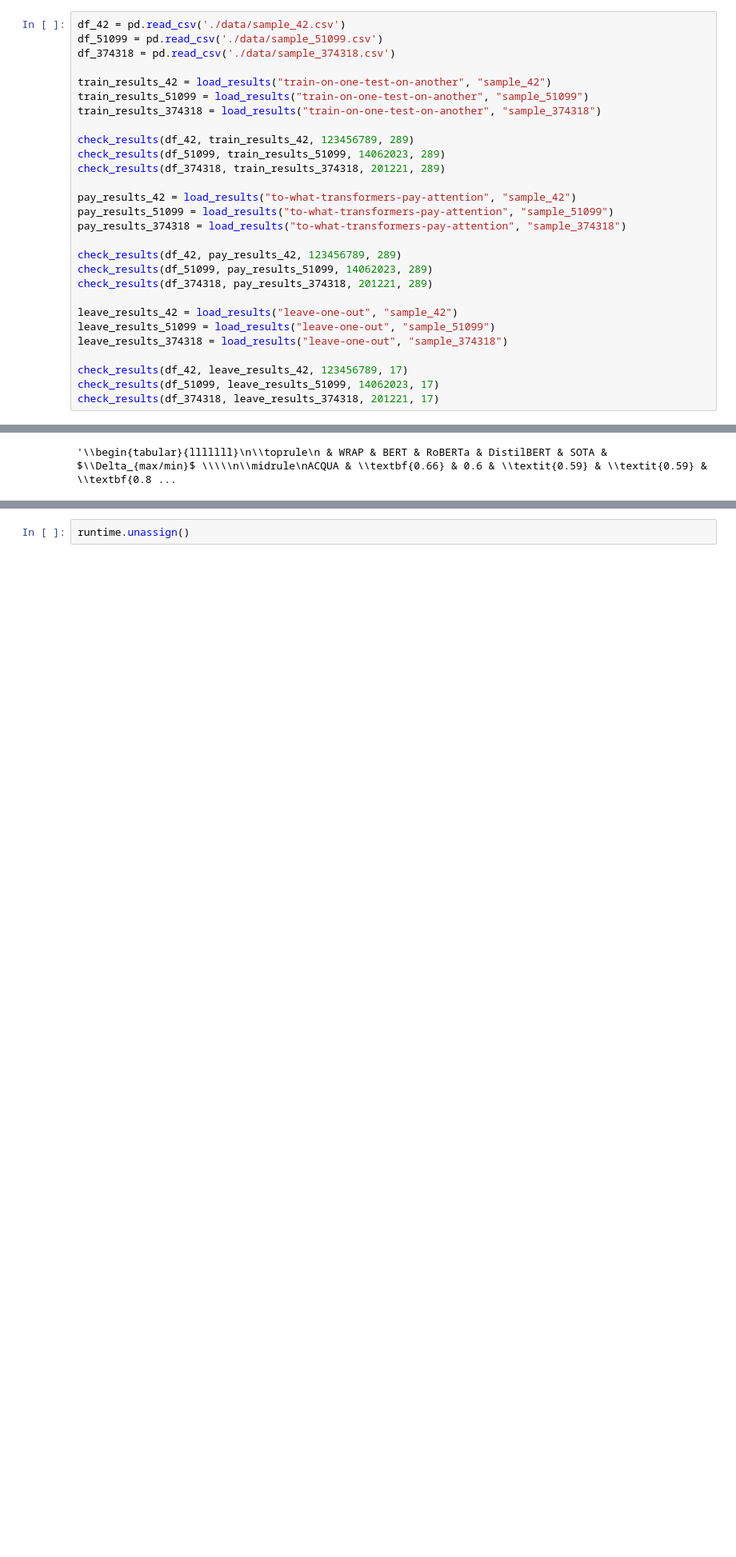
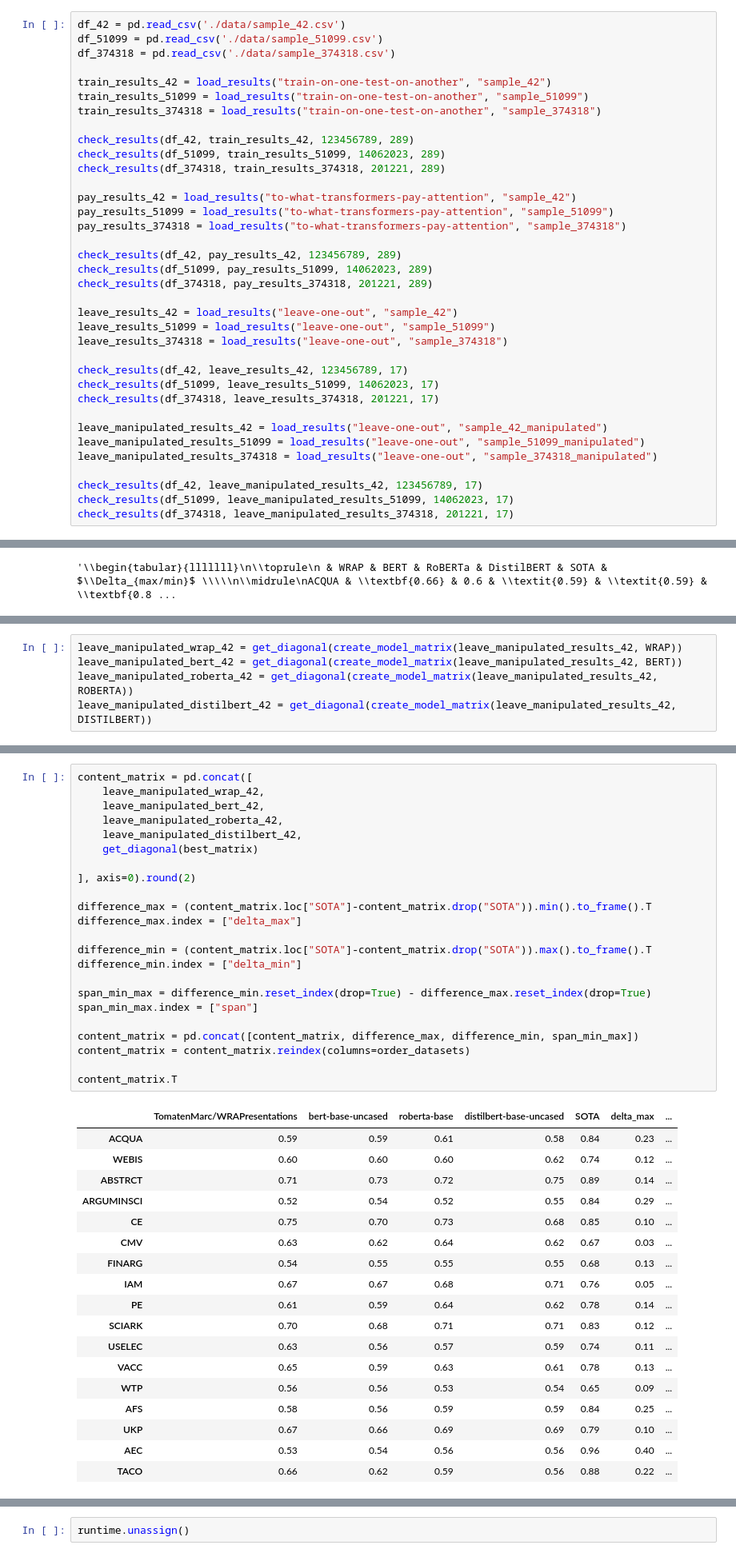
Before and after one commit to TomatenMarc/Limited-Generalizability, a Jupyter notebook: notebooks/results.ipynb, the cells around one changed output, grey strips where cells are left out. Shown at 80% size. Saved outputs shown, nothing was run; the diff lists cells and outputs as text; blank space fills up the shorter version.

Commit message:
Add results for reviewer 3

```diff
--- a/notebooks/results.ipynb
+++ b/notebooks/results.ipynb
@@ -280,6 +280,14 @@ leave_results_374318 = load_results("leave-one-out", "sample_374318")
 check_results(df_42, leave_results_42, 123456789, 17)
 check_results(df_51099, leave_results_51099, 14062023, 17)
 check_results(df_374318, leave_results_374318, 201221, 17)
+
+leave_manipulated_results_42 = load_results("leave-one-out", "sample_42_manipulated")
+leave_manipulated_results_51099 = load_results("leave-one-out", "sample_51099_manipulated")
+leave_manipulated_results_374318 = load_results("leave-one-out", "sample_374318_manipulated")
+
+check_results(df_42, leave_manipulated_results_42, 123456789, 17)
+check_results(df_51099, leave_manipulated_results_51099, 14062023, 17)
+check_results(df_374318, leave_manipulated_results_374318, 201221, 17)
 # %% [output]
 ./output/classification/train-on-one-test-on-another/sample_42/Bert
 ./output/classification/train-on-one-test-on-another/sample_42/Wrap
@@ -1053,0 +1167,5 @@ latex_table
+# %%
+leave_manipulated_wrap_42 = get_diagonal(create_model_matrix(leave_manipulated_results_42, WRAP))
+leave_manipulated_bert_42 = get_diagonal(create_model_matrix(leave_manipulated_results_42, BERT))
+leave_manipulated_roberta_42 = get_diagonal(create_model_matrix(leave_manipulated_results_42, ROBERTA))
+leave_manipulated_distilbert_42 = get_diagonal(create_model_matrix(leave_manipulated_results_42, DISTILBERT))
@@ -1053,0 +1187,42 @@ latex_table
+# %%
+content_matrix = pd.concat([
+    leave_manipulated_wrap_42,
+    leave_manipulated_bert_42,
+    leave_manipulated_roberta_42,
+    leave_manipulated_distilbert_42,
+    get_diagonal(best_matrix)
+
+], axis=0).round(2)
+
+difference_max = (content_matrix.loc["SOTA"]-content_matrix.drop("SOTA")).min().to_frame().T
+difference_max.index = ["delta_max"]
+
+difference_min = (content_matrix.loc["SOTA"]-content_matrix.drop("SOTA")).max().to_frame().T
+difference_min.index = ["delta_min"]
+
+span_min_max = difference_min.reset_index(drop=True) - difference_max.reset_index(drop=True)
+span_min_max.index = ["span"]
+
+content_matrix = pd.concat([content_matrix, difference_max, difference_min, span_min_max])
+content_matrix = content_matrix.reindex(columns=order_datasets)
+
+content_matrix.T
+# %% [output]
+|  | TomatenMarc/WRAPresentations | bert-base-uncased | roberta-base | distilbert-base-uncased | SOTA | delta_max | ... |
+| ACQUA | 0.59 | 0.59 | 0.61 | 0.58 | 0.84 | 0.23 | ... |
+| WEBIS | 0.60 | 0.60 | 0.60 | 0.62 | 0.74 | 0.12 | ... |
+| ABSTRCT | 0.71 | 0.73 | 0.72 | 0.75 | 0.89 | 0.14 | ... |
+| ARGUMINSCI | 0.52 | 0.54 | 0.52 | 0.55 | 0.84 | 0.29 | ... |
+| CE | 0.75 | 0.70 | 0.73 | 0.68 | 0.85 | 0.10 | ... |
+| CMV | 0.63 | 0.62 | 0.64 | 0.62 | 0.67 | 0.03 | ... |
+| FINARG | 0.54 | 0.55 | 0.55 | 0.55 | 0.68 | 0.13 | ... |
+| IAM | 0.67 | 0.67 | 0.68 | 0.71 | 0.76 | 0.05 | ... |
+| PE | 0.61 | 0.59 | 0.64 | 0.62 | 0.78 | 0.14 | ... |
+| SCIARK | 0.70 | 0.68 | 0.71 | 0.71 | 0.83 | 0.12 | ... |
+| USELEC | 0.63 | 0.56 | 0.57 | 0.59 | 0.74 | 0.11 | ... |
+| VACC | 0.65 | 0.59 | 0.63 | 0.61 | 0.78 | 0.13 | ... |
+| WTP | 0.56 | 0.56 | 0.53 | 0.54 | 0.65 | 0.09 | ... |
+| AFS | 0.58 | 0.56 | 0.59 | 0.59 | 0.84 | 0.25 | ... |
+| UKP | 0.67 | 0.66 | 0.69 | 0.69 | 0.79 | 0.10 | ... |
+| AEC | 0.53 | 0.54 | 0.56 | 0.56 | 0.96 | 0.40 | ... |
+| TACO | 0.66 | 0.62 | 0.59 | 0.56 | 0.88 | 0.22 | ... |
```
Also changed, not shown: parts of 8 cells of this notebook.
